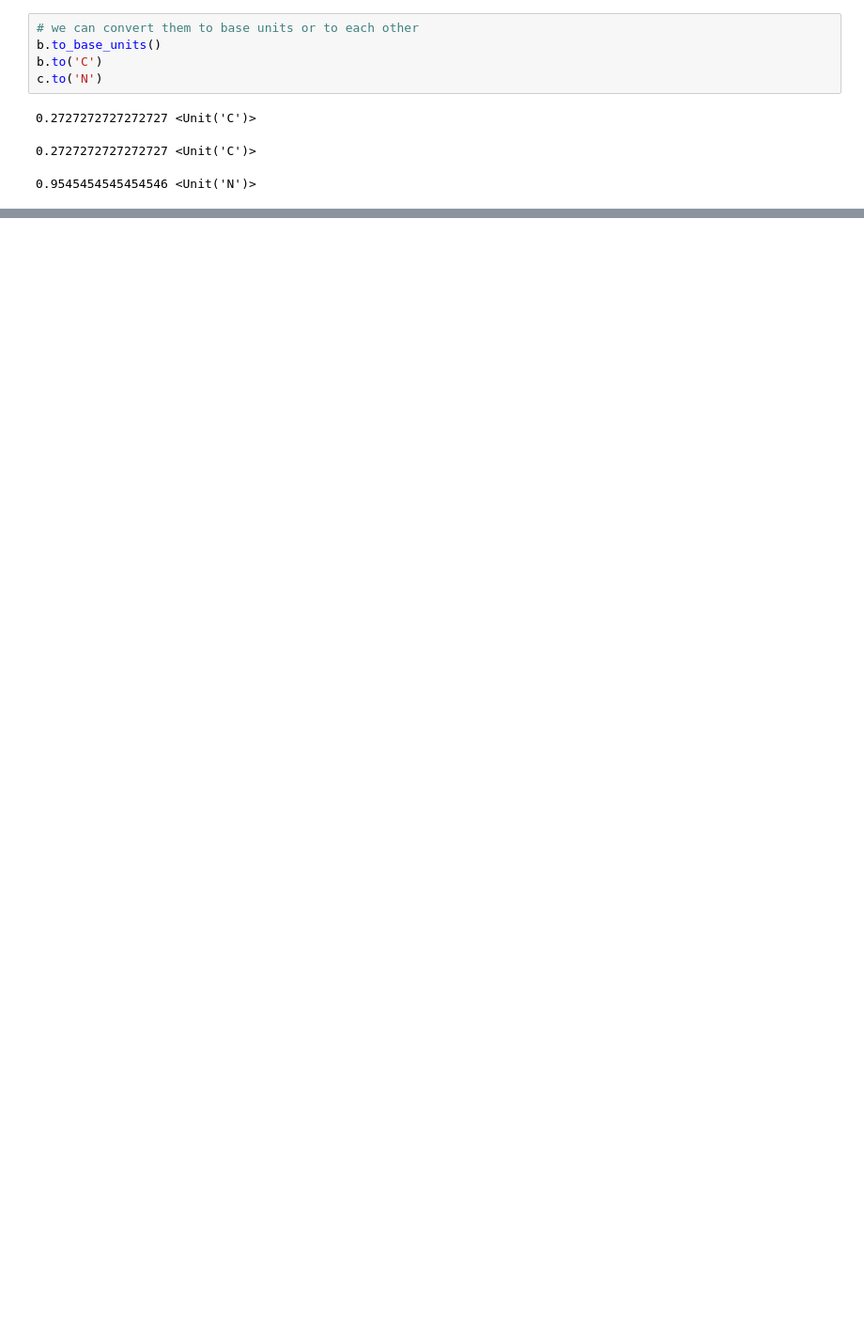
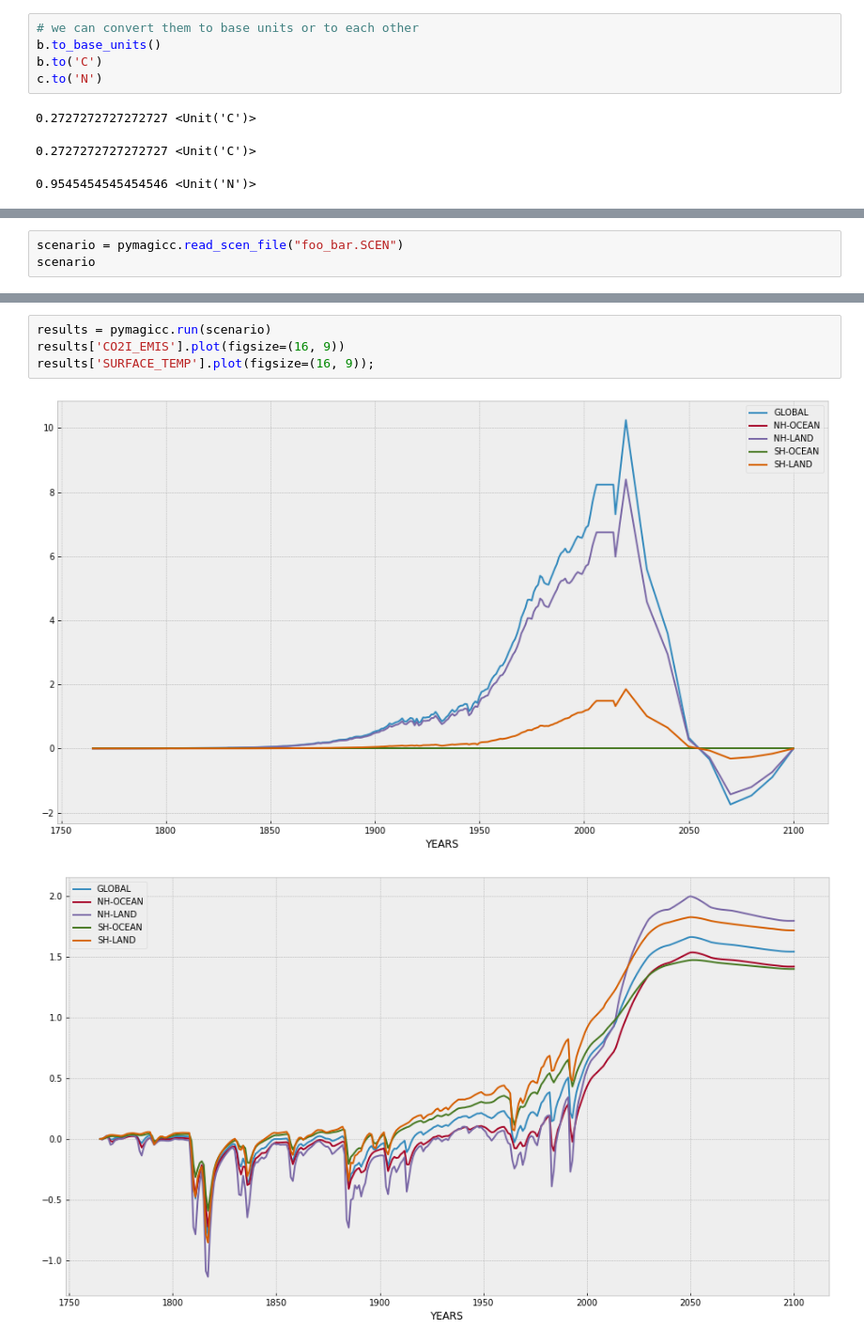
Before and after one commit to openscm/pymagicc, a Jupyter notebook: notebooks/running-CEDS-scenarios.ipynb, the cells around one changed output, grey strips where cells are left out. Shown at 94% size. Cells and saved outputs as stored; diff of their text form; blank space fills up the shorter version.

```diff
--- a/notebooks/running-CEDS-scenarios.ipynb
+++ b/notebooks/running-CEDS-scenarios.ipynb
@@ -649,0 +910,3 @@ convert_variable_units(ceds_pyam_df, "Emissions|CO2","Gt CO2/yr").filter(
+# %%
+scenario = pymagicc.read_scen_file("foo_bar.SCEN")
+scenario
@@ -649,0 +927,7 @@ convert_variable_units(ceds_pyam_df, "Emissions|CO2","Gt CO2/yr").filter(
+# %%
+results = pymagicc.run(scenario)
+results['CO2I_EMIS'].plot(figsize=(16, 9))
+results['SURFACE_TEMP'].plot(figsize=(16, 9));
+# %% [output]
+[figure, added]
+[figure, added]
```
Also changed, not shown: parts of 67 cells of this notebook, 8 other files.
